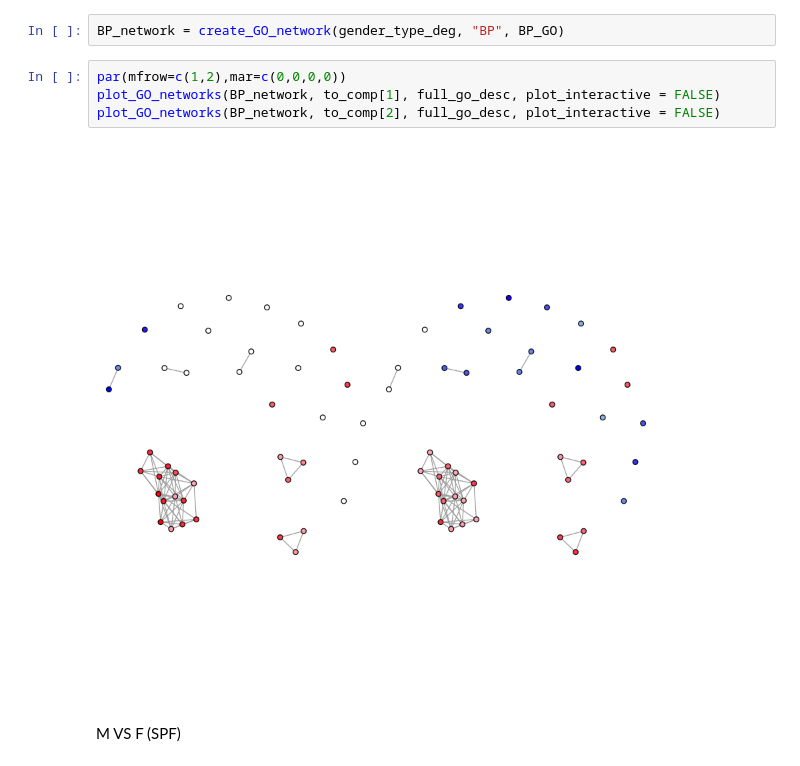
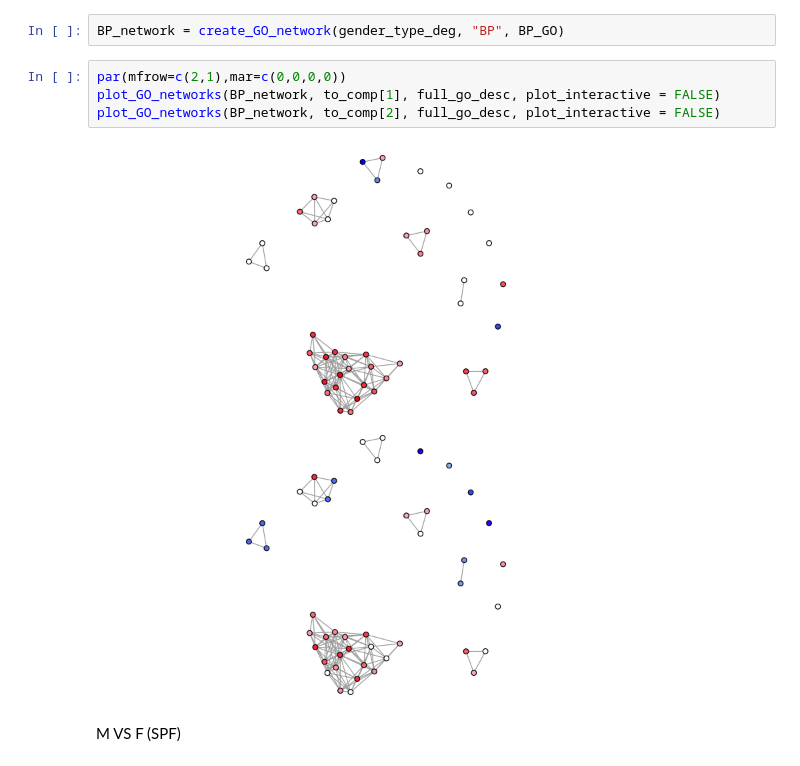
Before and after one commit to anuprulez/amma, a Jupyter notebook: src/gender-effect-type.ipynb, the cells around one changed output. Cells and saved outputs as stored; diff of their text form.

```diff
--- a/src/gender-effect-type.ipynb
+++ b/src/gender-effect-type.ipynb
@@ -148,11 +142,11 @@ Network based on description similarity
 # %%
 BP_network = create_GO_network(gender_type_deg, "BP", BP_GO)
 # %%
-par(mfrow=c(1,2),mar=c(0,0,0,0))
+par(mfrow=c(2,1),mar=c(0,0,0,0))
 plot_GO_networks(BP_network, to_comp[1], full_go_desc, plot_interactive = FALSE)
 plot_GO_networks(BP_network, to_comp[2], full_go_desc, plot_interactive = FALSE)
 # %% [output]
-[figure, old version]
+[figure, new version]
 # %% [markdown]
 M VS F (SPF)
 # %%
```
Also changed, not shown: parts of 8 cells of this notebook, 34 other files.
